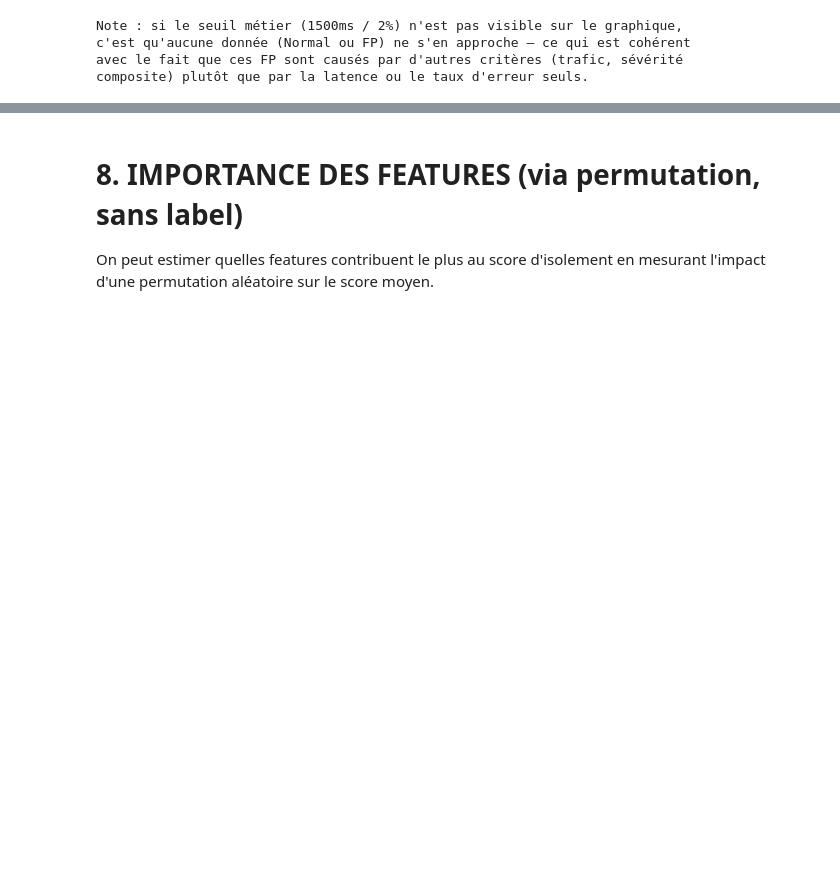
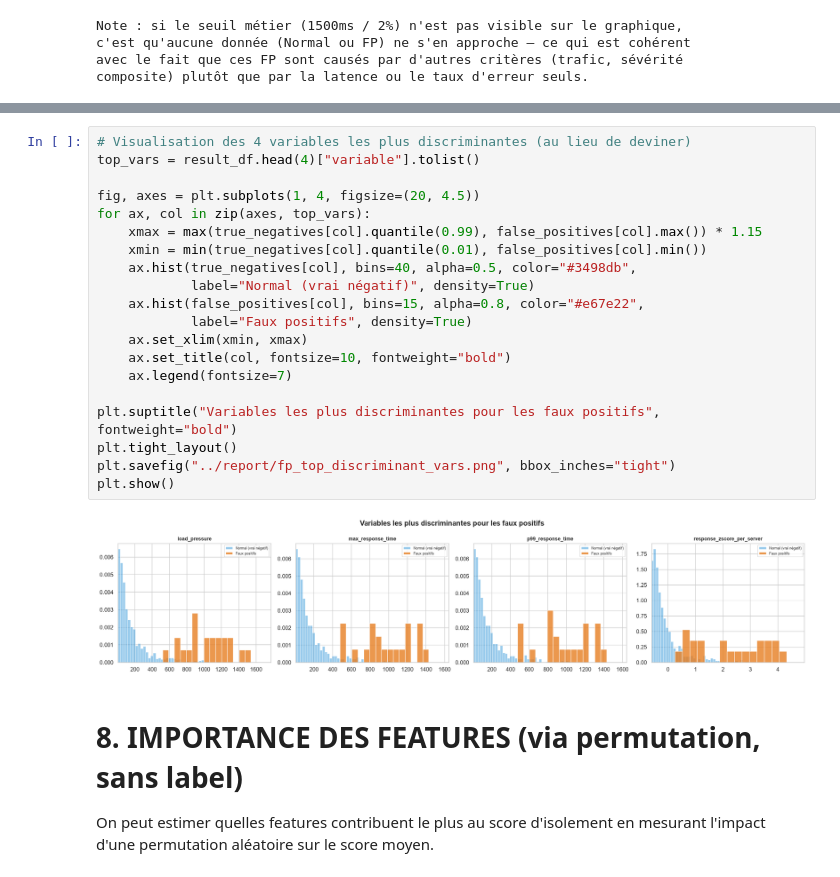
Before and after one commit to majda-soussia/Api-anomaly-detection, a Jupyter notebook: ML/isolation_forest_unsupervised.ipynb, the cells around one changed output, grey strips where cells are left out. Saved outputs shown, nothing was run; the diff lists cells and outputs as text; blank space fills up the shorter version.

```diff
--- a/ML/isolation_forest_unsupervised.ipynb
+++ b/ML/isolation_forest_unsupervised.ipynb
@@ -594,3 +719,25 @@ composite) plutôt que par la latence ou le taux d'erreur seuls.
+# %%
+# Visualisation des 4 variables les plus discriminantes (au lieu de deviner)
+top_vars = result_df.head(4)["variable"].tolist()
+
+fig, axes = plt.subplots(1, 4, figsize=(20, 4.5))
+for ax, col in zip(axes, top_vars):
+    xmax = max(true_negatives[col].quantile(0.99), false_positives[col].max()) * 1.15
+    xmin = min(true_negatives[col].quantile(0.01), false_positives[col].min())
+    ax.hist(true_negatives[col], bins=40, alpha=0.5, color="#3498db",
+            label="Normal (vrai négatif)", density=True)
+    ax.hist(false_positives[col], bins=15, alpha=0.8, color="#e67e22",
+            label="Faux positifs", density=True)
+    ax.set_xlim(xmin, xmax)
+    ax.set_title(col, fontsize=10, fontweight="bold")
+    ax.legend(fontsize=7)
+
+plt.suptitle("Variables les plus discriminantes pour les faux positifs", fontweight="bold")
+plt.tight_layout()
+plt.savefig("../report/fp_top_discriminant_vars.png", bbox_inches="tight")
+plt.show()
+# %% [output]
+[figure, added]
 # %% [markdown]
 # 8. IMPORTANCE DES FEATURES (via permutation, sans label)
 On peut estimer quelles features contribuent le plus au score d'isolement
```
Also changed, not shown: parts of 3 cells of this notebook, 2 other files.
